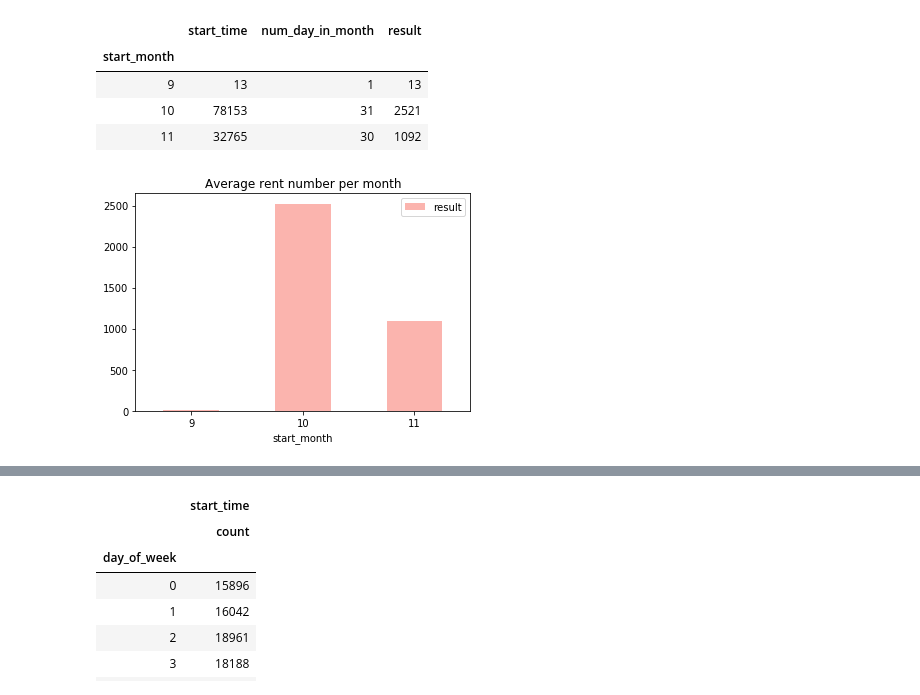
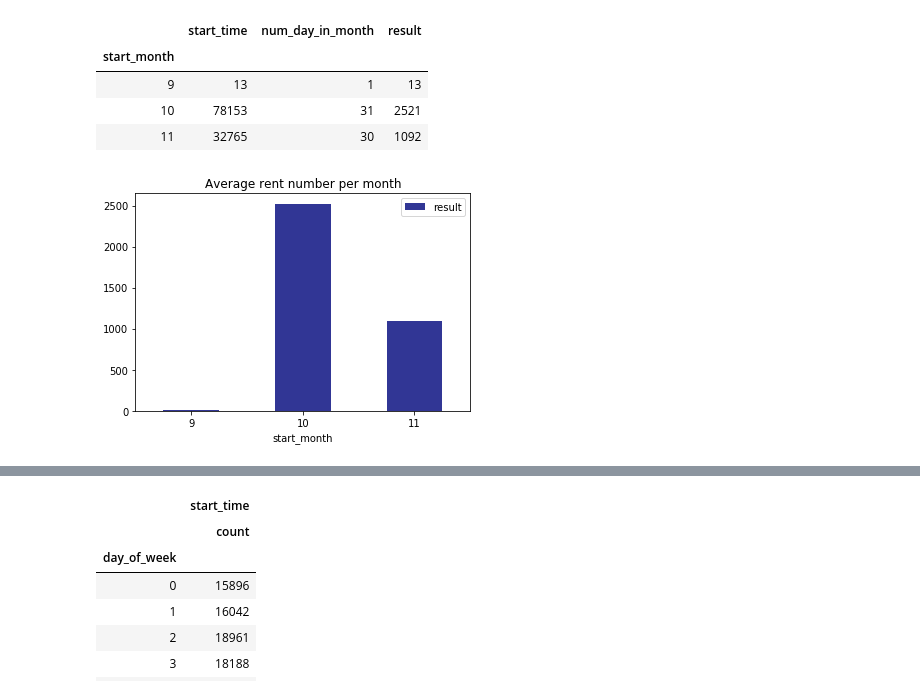
Before and after one commit to KGorczyca/City_bike_Lublin, a Jupyter notebook: PROJECT PART 3 (2014).ipynb, the cells around one changed output, grey strips where cells are left out. Drawn from its saved outputs; the diff is of its cells as text; code cells hidden in the pictures.

```diff
--- a/PROJECT PART 3 (2014).ipynb
+++ b/PROJECT PART 3 (2014).ipynb
@@ -257,9 +265,9 @@ average_rent
 | 11 | 32765 | 30 | 1092 |
 # %%
 #Use matplotlib
-average_rent['result'].plot(kind = 'bar', rot=360, title = 'Average rent number per month', legend = True, colormap = 'Pastel1');
+average_rent['result'].plot(kind = 'bar', rot=360, title = 'Average rent number per month', legend = True, colormap = 'RdYlBu_r');
 # %% [output]
-[figure, old version]
+[figure, new version]
 # %%
 #This is the same plot but by using plotly
 
```
Also changed, not shown: parts of 14 cells of this notebook, 1 other file.
